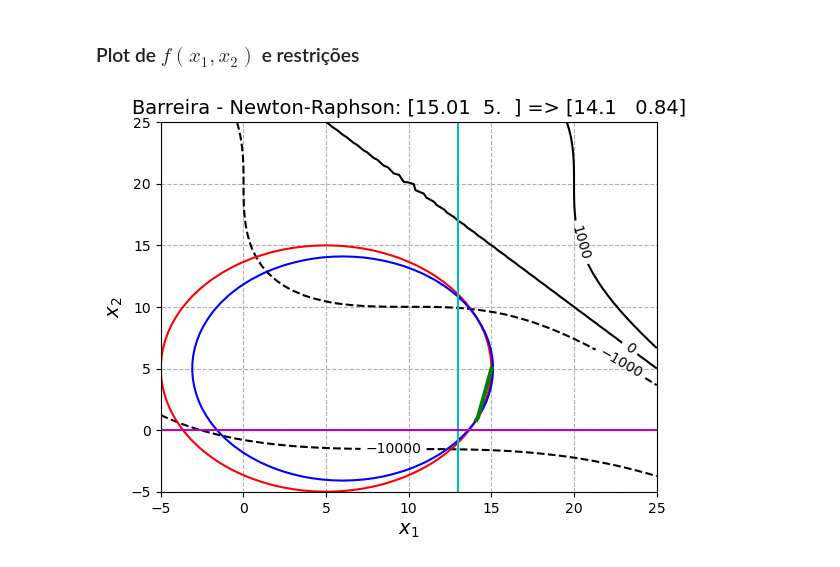
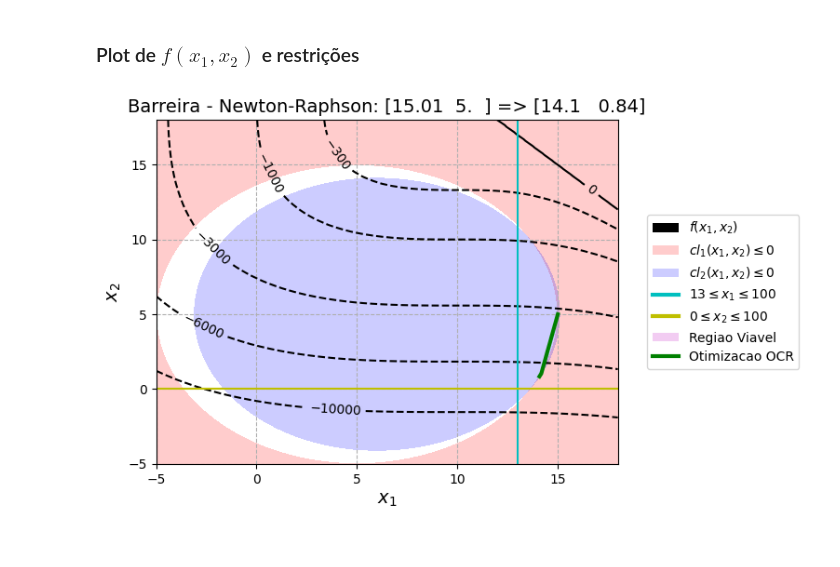
Before and after one commit to gustgs/OtimizacaoMEC2403, a Jupyter notebook: Trabalho2/trabalho2_Prob03_barreira.ipynb, the cells around one changed output. Drawn from its saved outputs; the diff is of its cells as text; code cells hidden in the pictures.

```diff
--- a/Trabalho2/trabalho2_Prob03_barreira.ipynb
+++ b/Trabalho2/trabalho2_Prob03_barreira.ipynb
@@ -34,7 +34,7 @@ elif (metodo_ocr == 2):
 # 4 - Newton-Raphson
 # 5 - Fletcher-Reeves
 # 6 - BFGS
-metodo_osr = 6
+metodo_osr = 4
 
 if (metodo_osr == 1):
     n_met = 'Univariante'
@@ -55,13 +55,13 @@ elif (metodo_osr == 6):
 maxiter = 1000
 
 # tolerancia para convergencia do gradiente na OSR
-tol_conv = 1E-3
+tol_conv = 1E-5
 
 # tolerancia para a busca unidirecional na OSR
 tol_search = 1E-8
 
 # delta alpha do passo constante na OSR
-line_step = 1E-4
+line_step = 1E-2
 
 #epsilon da maquina
 eps = 1E-10
@@ -77,7 +77,7 @@ elif metodo_ocr == 2:
     beta = 0.1
 
 #tolerancia OCR
-tol = 1E-1
+tol = 1E-4
 
 ctrl_num_osr = [maxiter, tol_conv, tol_search, line_step, eps]
 # %% [markdown]
@@ -443,48 +374,46 @@ plt.show()
 # %% [markdown]
 ### Plot de $f(x_1, x_2)$ e restrições
 # %%
-x1 = np.linspace(-5,25)
-x2 = np.linspace(-5,25)
+x1 = np.linspace(-5,18)
+x2 = np.linspace(-5,18)
 X1, X2 = np.meshgrid(x1, x2)
-#levellist = [5,15,25,35,45,55,65]
+levellist = [-10000,-6000, -3000, -1000, -300, 0]
 
 X3 = f([X1, X2])
 
 figura, ax = plt.subplots()
 
-niveis = ax.contour(X1, X2, X3, [-50000,-10000,-1000,0,1000,10000, 50000, 100000,300000,500000],colors='black')
+niveis = ax.contour(X1, X2, X3, levellist, colors='black')
 ax.clabel(niveis, inline=1, fontsize=10)
 
 X3 = cl1([X1,X2])
-plt.contour(X1, X2, X3, [0], colors='r')
+ax.contourf(X1, X2, X3, [-100000, 0], colors='red', alpha=0.2)
 
 X3 = cl2([X1,X2])
-plt.contour(X1, X2, X3, [0], colors='b')
+ax.contourf(X1, X2, X3, [-10000000, 0], colors='blue', alpha=0.2)
 
 X3 = cl3([X1,X2])
-plt.contour(X1, X2, X3, [0], colors='c')
-
-X3 = cl4([X1,X2])
-plt.contour(X1, X2, X3, [0], colors='c')
+ax.contour(X1, X2, X3, [0], colors='c')
 
 X3 = cl5([X1,X2])
-plt.contour(X1, X2, X3, [0], colors='m')
-
-X3 = cl6([X1,X2])
-plt.contour(X1, X2, X3, [0], colors='m')
+ax.contour(X1, X2, X3, [0], colors='y')
 
 x = []
 y = []
 for P in listP_OCR:
     x.append(P[0])
     y.append(P[1])
 
-ax.plot(x, y, color='g', linewidth='3')
+line3, = ax.plot(x, y, color='g', linewidth='3')
+
+proxy = [plt.Rectangle((0,0),1,1,fc = 'black'),plt.Rectangle((0,0),1,1,fc = 'r', alpha=0.2),plt.Rectangle((0,0),1,1,fc = 'b', alpha=0.2), plt.Line2D([0], [0], lw=3,  color='c'), plt.Line2D([0], [0], lw=3,  color='y'),  plt.Rectangle((0,0),1,1,fc = 'm', alpha=0.2), line3]
+ax.legend(proxy, [f'$f(x_1,x_2)$', '$cl_1(x_1,x_2) \leq 0$','$cl_2(x_1,x_2) \leq 0$', '$13 \leq x_1 \leq 100$', '$0 \leq x_2 \leq 100$', 'Regiao Viavel', 'Otimizacao OCR'], bbox_to_anchor=(1.05, 0.5), loc='center left')
+
 ax.set_xlabel('$x_1$', fontsize='14')
 ax.set_ylabel('$x_2$', fontsize='14')
 ax.grid(linestyle='--')
 titulo = n_met_ocr + ' - ' + n_met + ': ' + np.array2string(listP_OCR[0], precision = 2, separator=' ') + ' => ' + np.array2string(listP_OCR[-1], precision = 2, separator=' ')
 ax.set_title(titulo, fontsize='14')
 plt.show()
 # %% [output]
-[figure, old version]
+[figure, new version]
```
Also changed, not shown: parts of 4 cells of this notebook, 5 other files.
